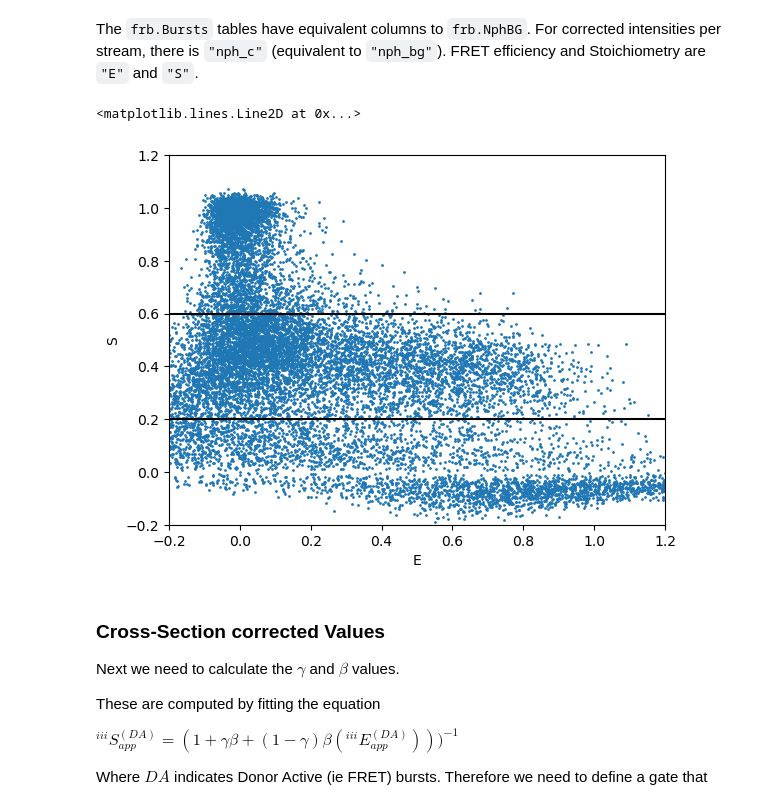
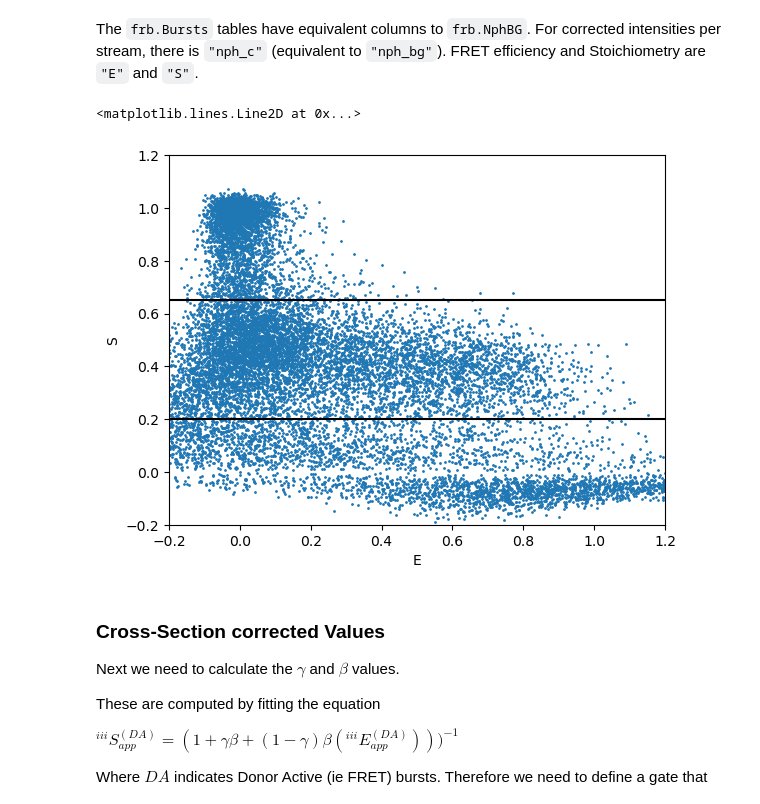
Before and after one commit to OpenSMFS/smfBursts, a Jupyter notebook: docs/source/BurstsTutorial.ipynb, the cells around one changed output. Cells and saved outputs as stored; diff of their text form; code cells hidden in the pictures.

```diff
--- a/docs/source/BurstsTutorial.ipynb
+++ b/docs/source/BurstsTutorial.ipynb
@@ -104,7 +104,7 @@ Once you have ensured that all values are set and are correct,
 (if files converted to HDF5 correctly, you shouldn't have to set anything)
 use the `frb.photonHDF5.normalize()` function to create a `PhotonData` object.
 # %%
-data = frb.photonHDF5.normalize(raw)
+data = frb.photonHDF5.regularize_dets(raw)
 # %% [markdown]
 > **Note**
 >
@@ -135,7 +135,7 @@ The meaning of each argument is:
 Some background functions take additional arguments, which can also be based, based on which `func` is being used.
 # %%
 pr60 = frb.Param(frb.Periods, detdef=data.detdef, period=60.0, start_at='time_min', stop_at='over')
-bg60 = frb.Param(frb.BG, params=dict(func=frb.bg.exp_mlefit, auto_threshold=True, tail_min=5e-4), parents=dict(base=pr60))
+bg60 = frb.Param(frb.BG, func=frb.bg.exp_mlefit, auto_threshold=True, tail_min=5e-4, base=pr60)
 # %% [markdown]
 The sort of computation a `frb.Param` object defines is defined by the `frb.Param.tp` attribute.
 This is always a class, which must be a "table-like" class, and it defines the "type" of the `frb.Param`.
@@ -603,19 +620,19 @@ FRET efficiency and Stoichiometry are `"E"` and `"S"`.
 # %%
 E_ct_g = frb.Column(ratios_ct_g, "E")
 S_ct_g = frb.Column(ratios_ct_g, "S")
 
-FA_thresh_h, FA_thresh_l = 0.6, 0.2
+FA_thresh_h, FA_thresh_l = 0.65, 0.2
 
 
 fig, ax = plt.subplots()
 frb.plot.scatter(data, E_ct_g, S_ct_g, s=1.0, ax=ax)
 ax.set_xlim([-0.2, 1.2])
 ax.set_ylim([-0.2, 1.2])
 ax.axhline(FA_thresh_h, c='k')
 ax.axhline(FA_thresh_l, c='k')
 # %% [output]
 <matplotlib.lines.Line2D at 0x...>
-[figure, old version]
+[figure, new version]
 # %% [markdown]
 ### Cross-Section corrected Values
 
```
Also changed, not shown: parts of 30 cells of this notebook, 27 other files.
